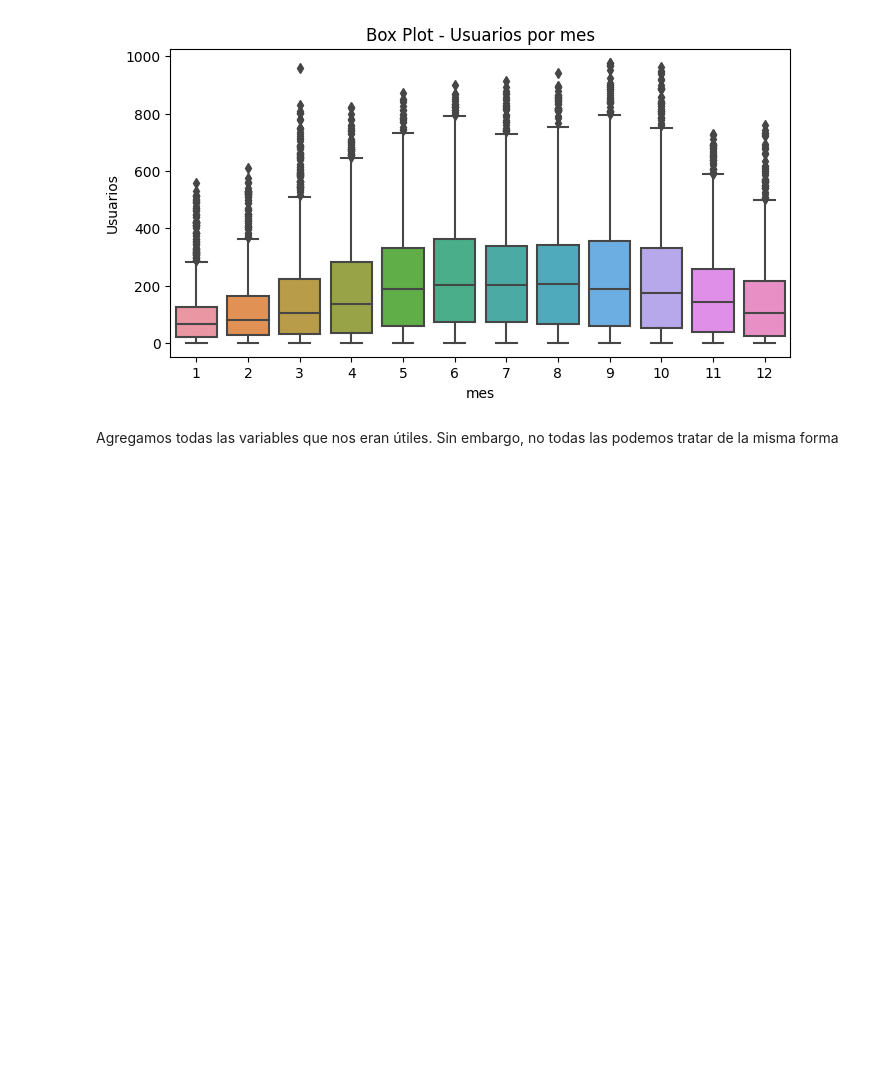
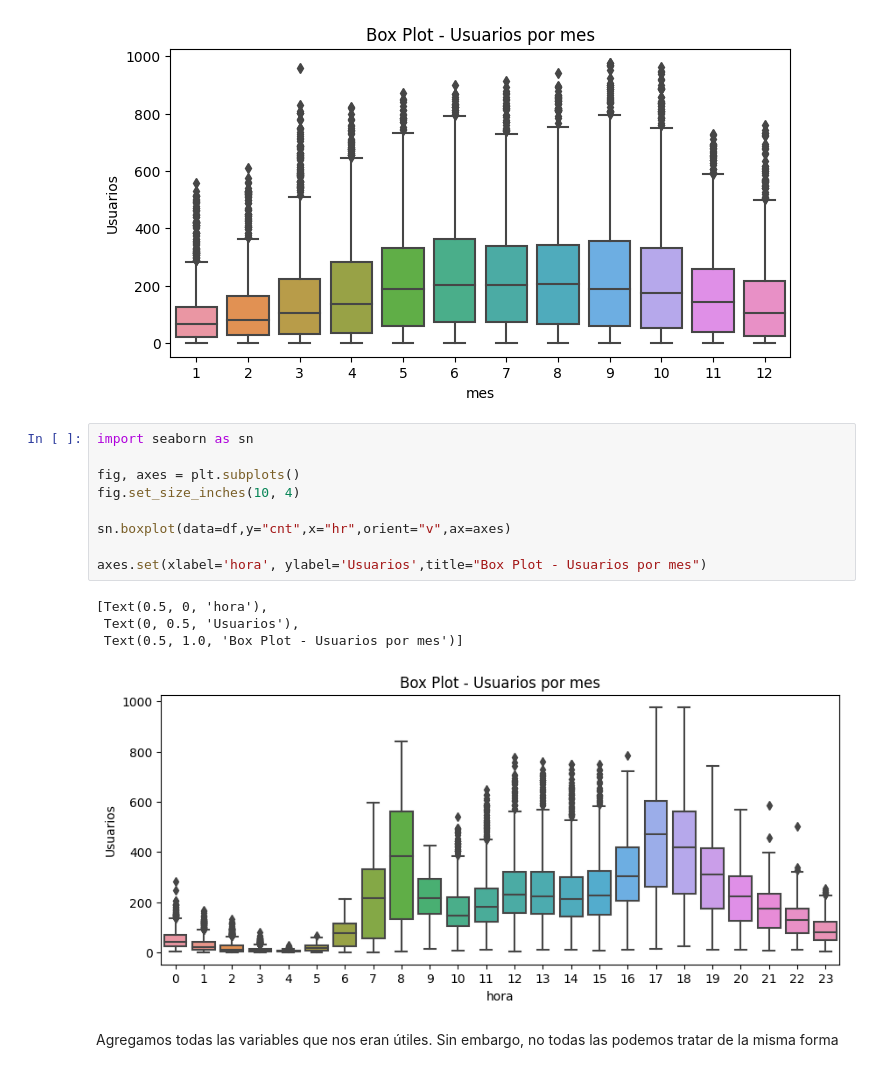
Before and after one commit to adRi781/Resoluci-n-caso, a Jupyter notebook: C3_S4_Resolución de caso - Bike Sharing App.ipynb, the cells around one changed output. Saved outputs shown, nothing was run; the diff lists cells and outputs as text; blank space fills up the shorter version.

```diff
--- a/C3_S4_Resolución de caso - Bike Sharing App.ipynb
+++ b/C3_S4_Resolución de caso - Bike Sharing App.ipynb
@@ -409,6 +409,20 @@ axes.set(xlabel='mes', ylabel='Usuarios',title="Box Plot - Usuarios por mes")
  Text(0, 0.5, 'Usuarios'),
  Text(0.5, 1.0, 'Box Plot - Usuarios por mes')]
 [figure]
+# %%
+import seaborn as sn
+
+fig, axes = plt.subplots()
+fig.set_size_inches(10, 4)
+
+sn.boxplot(data=df,y="cnt",x="hr",orient="v",ax=axes)
+
+axes.set(xlabel='hora', ylabel='Usuarios',title="Box Plot - Usuarios por mes")
+# %% [output]
+[Text(0.5, 0, 'hora'),
+ Text(0, 0.5, 'Usuarios'),
+ Text(0.5, 1.0, 'Box Plot - Usuarios por mes')]
+[figure, added]
 # %% [markdown]
 Agregamos todas las variables que nos eran útiles. Sin embargo, no todas las podemos tratar de la misma forma
 # %% [markdown]
```
Also changed, not shown: parts of 2 cells of this notebook.
